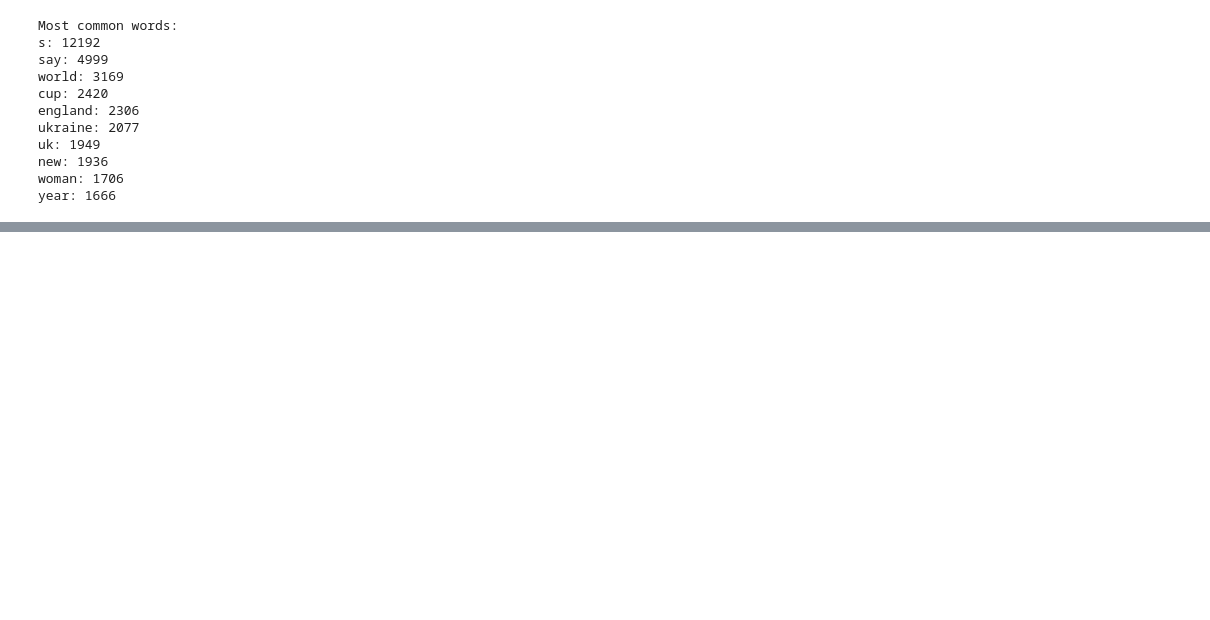
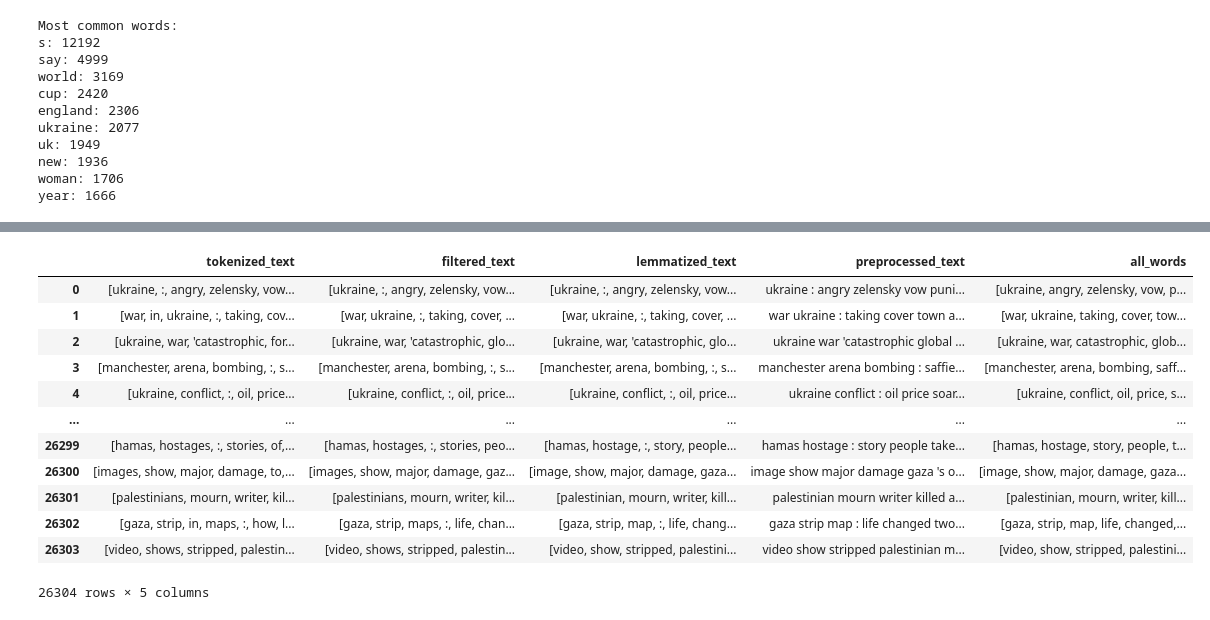
Before and after one commit to esmanurbal/bbc_news, a Jupyter notebook: kmeans.ipynb, the cells around one changed output, grey strips where cells are left out. Saved outputs shown, nothing was run; the diff lists cells and outputs as text; code cells hidden in the pictures; blank space fills up the shorter version.

```diff
--- a/kmeans.ipynb
+++ b/kmeans.ipynb
@@ -142 +120,17 @@ df
+# %%
+processed_df
+# %% [output]
+|  | tokenized_text | filtered_text | lemmatized_text | preprocessed_text | all_words |
+| 0 | [ukraine, :, angry, zelensky, vow... | [ukraine, :, angry, zelensky, vow... | [ukraine, :, angry, zelensky, vow... | ukraine : angry zelensky vow puni... | [ukraine, angry, zelensky, vow, p... |
+| 1 | [war, in, ukraine, :, taking, cov... | [war, ukraine, :, taking, cover, ... | [war, ukraine, :, taking, cover, ... | war ukraine : taking cover town a... | [war, ukraine, taking, cover, tow... |
+| 2 | [ukraine, war, 'catastrophic, for... | [ukraine, war, 'catastrophic, glo... | [ukraine, war, 'catastrophic, glo... | ukraine war 'catastrophic global ... | [ukraine, war, catastrophic, glob... |
+| 3 | [manchester, arena, bombing, :, s... | [manchester, arena, bombing, :, s... | [manchester, arena, bombing, :, s... | manchester arena bombing : saffie... | [manchester, arena, bombing, saff... |
+| 4 | [ukraine, conflict, :, oil, price... | [ukraine, conflict, :, oil, price... | [ukraine, conflict, :, oil, price... | ukraine conflict : oil price soar... | [ukraine, conflict, oil, price, s... |
+| ... | ... | ... | ... | ... | ... |
+| 26299 | [hamas, hostages, :, stories, of,... | [hamas, hostages, :, stories, peo... | [hamas, hostage, :, story, people... | hamas hostage : story people take... | [hamas, hostage, story, people, t... |
+| 26300 | [images, show, major, damage, to,... | [images, show, major, damage, gaz... | [image, show, major, damage, gaza... | image show major damage gaza 's o... | [image, show, major, damage, gaza... |
+| 26301 | [palestinians, mourn, writer, kil... | [palestinians, mourn, writer, kil... | [palestinian, mourn, writer, kill... | palestinian mourn writer killed a... | [palestinian, mourn, writer, kill... |
+| 26302 | [gaza, strip, in, maps, :, how, l... | [gaza, strip, maps, :, life, chan... | [gaza, strip, map, :, life, chang... | gaza strip map : life changed two... | [gaza, strip, map, life, changed,... |
+| 26303 | [video, shows, stripped, palestin... | [video, shows, stripped, palestin... | [video, show, stripped, palestini... | video show stripped palestinian m... | [video, show, stripped, palestini... |
+26304 rows × 5 columns
 # %%
```
Also changed, not shown: parts of 11 cells of this notebook.
